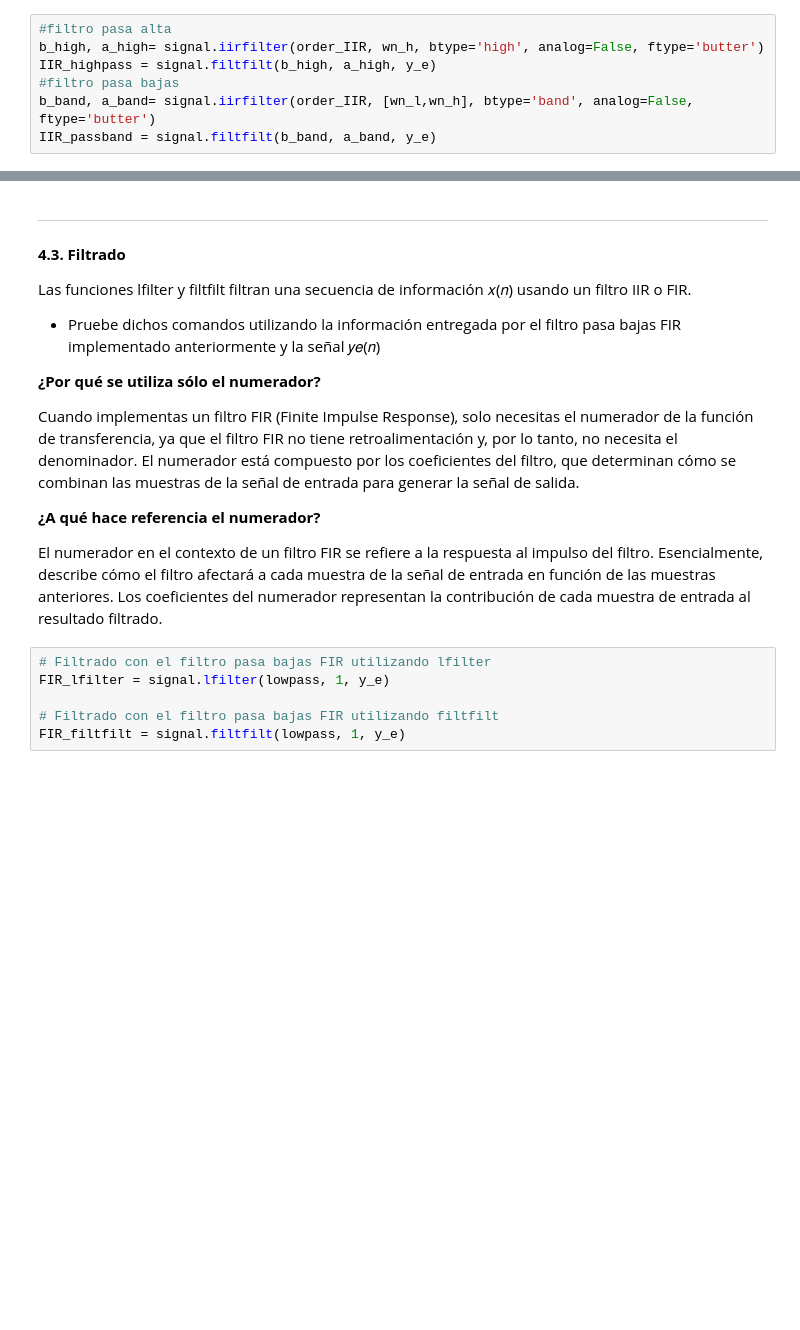
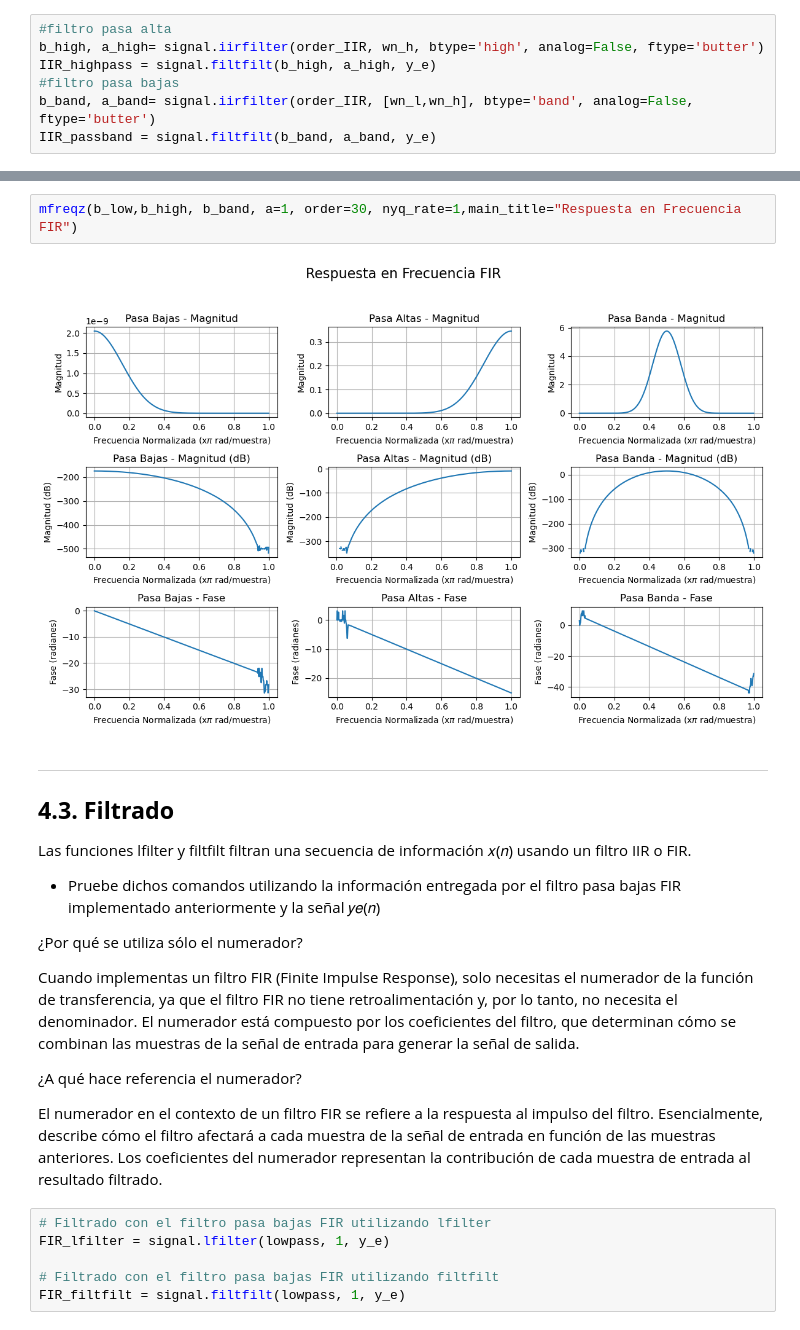
Before and after one commit to LuEnciso21/BIOSENALES24II, a Jupyter notebook: Practica6/P6_FILTROS_LUISAENCISO_JADERCHINGAL.ipynb, the cells around one changed output, grey strips where cells are left out. Drawn from its saved outputs; the diff is of its cells as text; blank space fills up the shorter version.

```diff
--- a/Practica6/P6_FILTROS_LUISAENCISO_JADERCHINGAL.ipynb
+++ b/Practica6/P6_FILTROS_LUISAENCISO_JADERCHINGAL.ipynb
@@ -372,16 +273,20 @@ mfreqz1(b_band, a_band, 16) #IIR
+# %%
+mfreqz(b_low,b_high, b_band, a=1, order=30, nyq_rate=1,main_title="Respuesta en Frecuencia FIR")
+# %% [output]
+[figure, added]
 # %% [markdown]
 <hr>
 
-**4.3. Filtrado**
+## **4.3. Filtrado**
 
 Las funciones lfilter y filtfilt filtran una secuencia de información 𝑥(𝑛) usando un filtro IIR o FIR.
 * Pruebe dichos comandos utilizando la información entregada por el filtro pasa bajas FIR implementado anteriormente y la señal 𝑦𝑒(𝑛)
 
-**¿Por qué se utiliza sólo el numerador?**
+¿Por qué se utiliza sólo el numerador?
 
 Cuando implementas un filtro FIR (Finite Impulse Response), solo necesitas el numerador de la función de transferencia, ya que el filtro FIR no tiene retroalimentación y, por lo tanto, no necesita el denominador. El numerador está compuesto por los coeficientes del filtro, que determinan cómo se combinan las muestras de la señal de entrada para generar la señal de salida.
 
-**¿A qué hace referencia el numerador?**
+¿A qué hace referencia el numerador?
 
 El numerador en el contexto de un filtro FIR se refiere a la respuesta al impulso del filtro. Esencialmente, describe cómo el filtro afectará a cada muestra de la señal de entrada en función de las muestras anteriores. Los coeficientes del numerador representan la contribución de cada muestra de entrada al resultado filtrado.
 # %%
```
Also changed, not shown: parts of 32 cells of this notebook.
